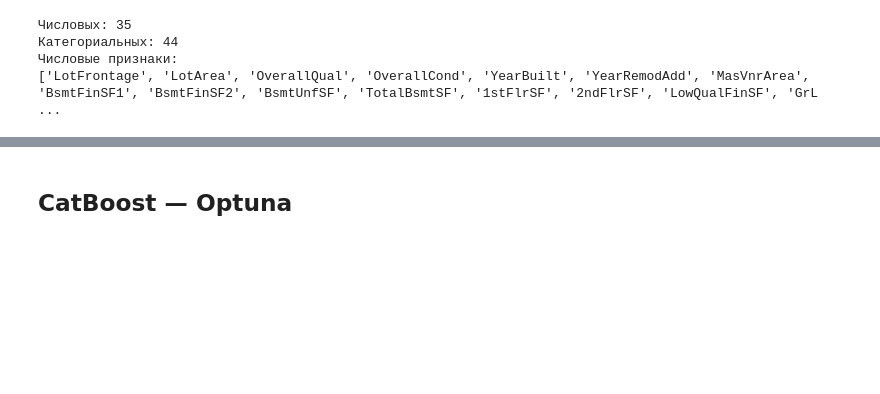
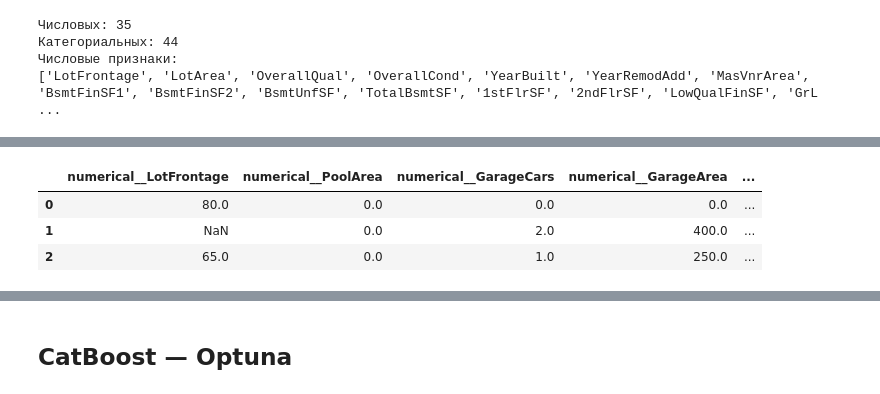
Before and after one commit to AntonUkhabin/House_Prices_Kaggle, a Jupyter notebook: draft.ipynb, the cells around one changed output, grey strips where cells are left out. Cells and saved outputs as stored; diff of their text form; code cells hidden in the pictures; blank space fills up the shorter version.

```diff
--- a/draft.ipynb
+++ b/draft.ipynb
@@ -127,0 +130,20 @@ print(numerical_cols)
+# %%
+import importlib
+import xgboost
+import config as config_module
+
+from omegaconf import OmegaConf
+
+importlib.reload(config_module)
+config = config_module.config
+
+xgboost_params = OmegaConf.to_container(config.model.models.xgboost, resolve=True)
+model = xgboost.XGBRegressor(**xgboost_params)
+
+assert config.model.active == 'xgboost'
+assert xgboost_params['random_state'] == config.general.seed
+assert model.get_params()['early_stopping_rounds'] == 200
+assert not config.shap.enabled
+
+print(f'XGBoost version: {xgboost.__version__}')
+print(OmegaConf.to_yaml(config.model.models.xgboost, resolve=True))
@@ -127,0 +168,69 @@ print(numerical_cols)
+# %%
+import importlib
+import numpy as np
+import pandas as pd
+import config as config_module
+import src.preprocessing as preprocessing_module
+
+from copy import deepcopy
+
+importlib.reload(config_module)
+importlib.reload(preprocessing_module)
+
+check_config = deepcopy(config_module.config)
+check_config.model.active = 'xgboost'
+
+# Добавляем колонки, необходимые StructuralMissingTransformer для определения structural missing.
+features = pd.DataFrame({
+    'Id': [1, 2, 3],
+    'MSSubClass': ['20', '60', '20'],
+    'MSZoning': ['RL', 'RM', 'RL'],
+    'LotFrontage': [80.0, np.nan, 65.0],
+    'PoolArea': [0, 0, 0],
+    'Fireplaces': [0, 1, 0],
+    'GarageCars': [0, 2, 1],
+    'GarageArea': [0, 400, 250],
+    'TotalBsmtSF': [0, 800, 600],
+})
+
+structural_columns = [
+    'PoolQC', 'FireplaceQu', 'GarageType', 'GarageFinish', 'GarageQual', 'GarageCond',
+    'BsmtQual', 'BsmtCond', 'BsmtExposure', 'BsmtFinType1', 'BsmtFinType2', 'Alley', 'Fence', 'MiscFeature',
+]
+
+for column in structural_columns:
+    features[column] = pd.Series([np.nan] * len(features), dtype='object')
+
+preprocessor = preprocessing_module.build_preprocessor(check_config)
+transformed = preprocessor.fit_transform(features)
+
+feature_names = preprocessor.get_feature_names_out()
+transformed_df = pd.DataFrame(transformed, columns=feature_names, index=features.index)
+
+# Проверяем inference на неизвестной категории и числовом пропуске.
+probe = features.iloc[:1].copy()
+probe['MSZoning'] = 'UnseenZone'
+probe['LotFrontage'] = np.nan
+
+probe_transformed = preprocessor.transform(probe)
+probe_df = pd.DataFrame(probe_transformed, columns=feature_names, index=probe.index)
+
+categorical_columns = transformed_df.columns.str.startswith('categorical__')
+zoning_columns = transformed_df.columns.str.startswith('categorical__MSZoning_')
+
+assert 'numerical__Id' not in feature_names
+assert 'numerical__Fireplaces' not in feature_names
+assert any(name.startswith('categorical__MSSubClass_') for name in feature_names)
+assert transformed_df.loc[0, 'numerical__LotFrontage'] == 80.0
+assert pd.isna(transformed_df.loc[1, 'numerical__LotFrontage'])
+assert not transformed_df.loc[:, categorical_columns].isna().any().any()
+assert 'categorical__FireplaceQu_NoFireplace' in feature_names
+assert probe_transformed.shape[1] == transformed.shape[1]
+assert probe_df.loc[:, zoning_columns].eq(0).all().all()
+assert probe_df['numerical__LotFrontage'].isna().all()
+
+print('XGBoost preprocessing checks passed.')
+print(f'Transformed shape: {transformed.shape}')
+
+transformed_df
+# %% [output]
@@ -127,0 +239,4 @@ print(numerical_cols)
+|  | numerical__LotFrontage | numerical__PoolArea | numerical__GarageCars | numerical__GarageArea | ... |
+| 0 | 80.0 | 0.0 | 0.0 | 0.0 | ... |
+| 1 | NaN | 0.0 | 2.0 | 400.0 | ... |
+| 2 | 65.0 | 0.0 | 1.0 | 250.0 | ... |
```
Also changed, not shown: parts of 7 cells of this notebook, 5 other files.
